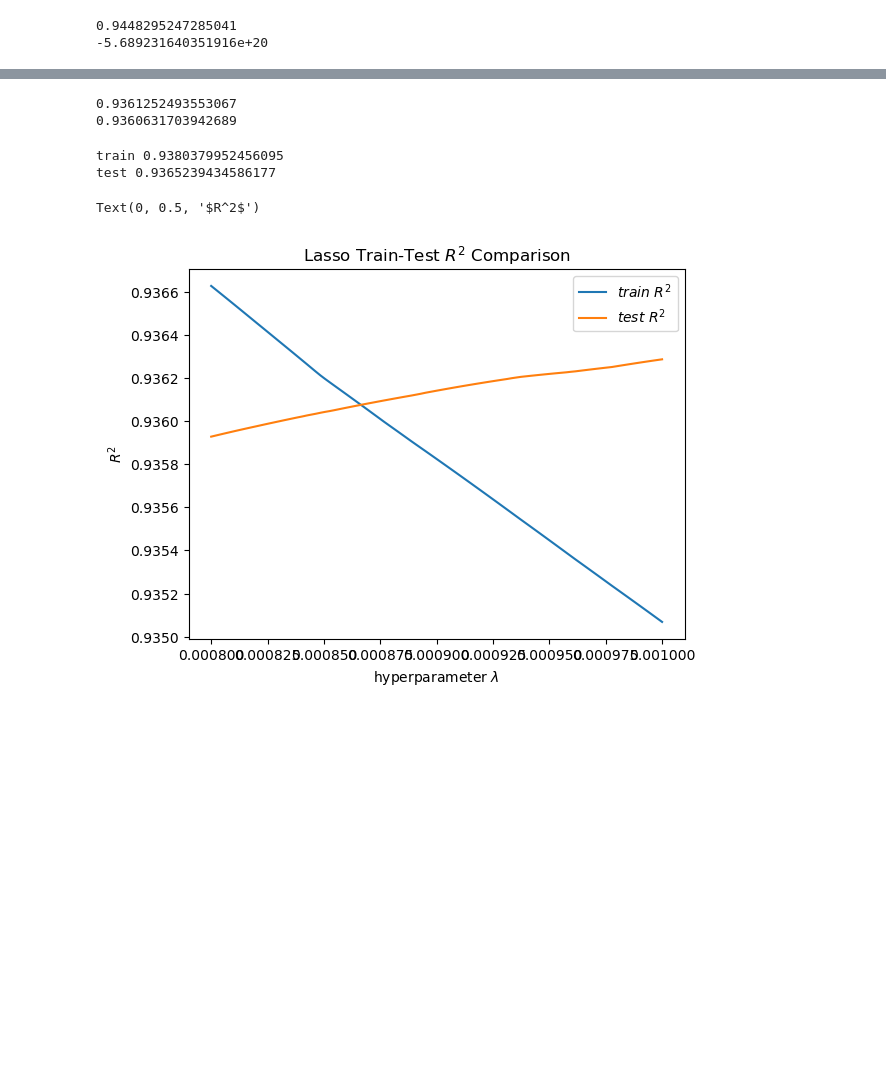
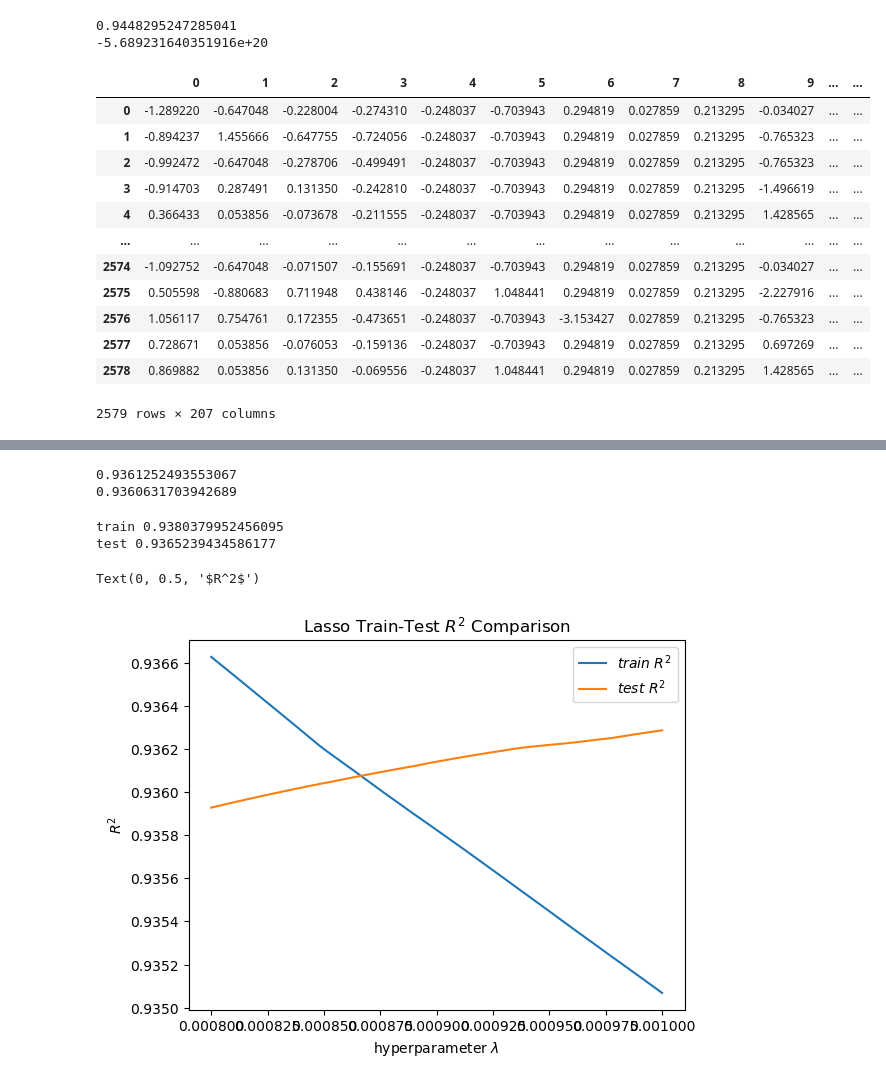
Before and after one commit to Na-ta-lie/Ames-Price-Prediction, a Jupyter notebook: Transformations and Cross Validation.ipynb, the cells around one changed output, grey strips where cells are left out. Drawn from its saved outputs; the diff is of its cells as text; code cells hidden in the pictures; blank space fills up the shorter version.

Commit message:
piping with transformations and grid search as of eod 4-3

```diff
--- a/Transformations.ipynb
+++ b/Transformations and Cross Validation.ipynb
@@ -275,3 +275,20 @@ print(olr.score(X_test, y_test))
 # %% [output]
 0.9448295247285041
 -5.689231640351916e+20
+# %%
+Xt = pd.DataFrame(preprocessor.fit_transform(X))
+Xt
+# %% [output]
+|  | 0 | 1 | 2 | 3 | 4 | 5 | 6 | 7 | 8 | 9 | ... | ... |
+| 0 | -1.289220 | -0.647048 | -0.228004 | -0.274310 | -0.248037 | -0.703943 | 0.294819 | 0.027859 | 0.213295 | -0.034027 | ... | ... |
+| 1 | -0.894237 | 1.455666 | -0.647755 | -0.724056 | -0.248037 | -0.703943 | 0.294819 | 0.027859 | 0.213295 | -0.765323 | ... | ... |
+| 2 | -0.992472 | -0.647048 | -0.278706 | -0.499491 | -0.248037 | -0.703943 | 0.294819 | 0.027859 | 0.213295 | -0.765323 | ... | ... |
+| 3 | -0.914703 | 0.287491 | 0.131350 | -0.242810 | -0.248037 | -0.703943 | 0.294819 | 0.027859 | 0.213295 | -1.496619 | ... | ... |
+| 4 | 0.366433 | 0.053856 | -0.073678 | -0.211555 | -0.248037 | -0.703943 | 0.294819 | 0.027859 | 0.213295 | 1.428565 | ... | ... |
+| ... | ... | ... | ... | ... | ... | ... | ... | ... | ... | ... | ... | ... |
+| 2574 | -1.092752 | -0.647048 | -0.071507 | -0.155691 | -0.248037 | -0.703943 | 0.294819 | 0.027859 | 0.213295 | -0.034027 | ... | ... |
+| 2575 | 0.505598 | -0.880683 | 0.711948 | 0.438146 | -0.248037 | 1.048441 | 0.294819 | 0.027859 | 0.213295 | -2.227916 | ... | ... |
+| 2576 | 1.056117 | 0.754761 | 0.172355 | -0.473651 | -0.248037 | -0.703943 | -3.153427 | 0.027859 | 0.213295 | -0.765323 | ... | ... |
+| 2577 | 0.728671 | 0.053856 | -0.076053 | -0.159136 | -0.248037 | -0.703943 | 0.294819 | 0.027859 | 0.213295 | 0.697269 | ... | ... |
+| 2578 | 0.869882 | 0.053856 | 0.131350 | -0.069556 | -0.248037 | 1.048441 | 0.294819 | 0.027859 | 0.213295 | 1.428565 | ... | ... |
+2579 rows × 207 columns
```
Also changed, not shown: parts of 49 cells of this notebook.
